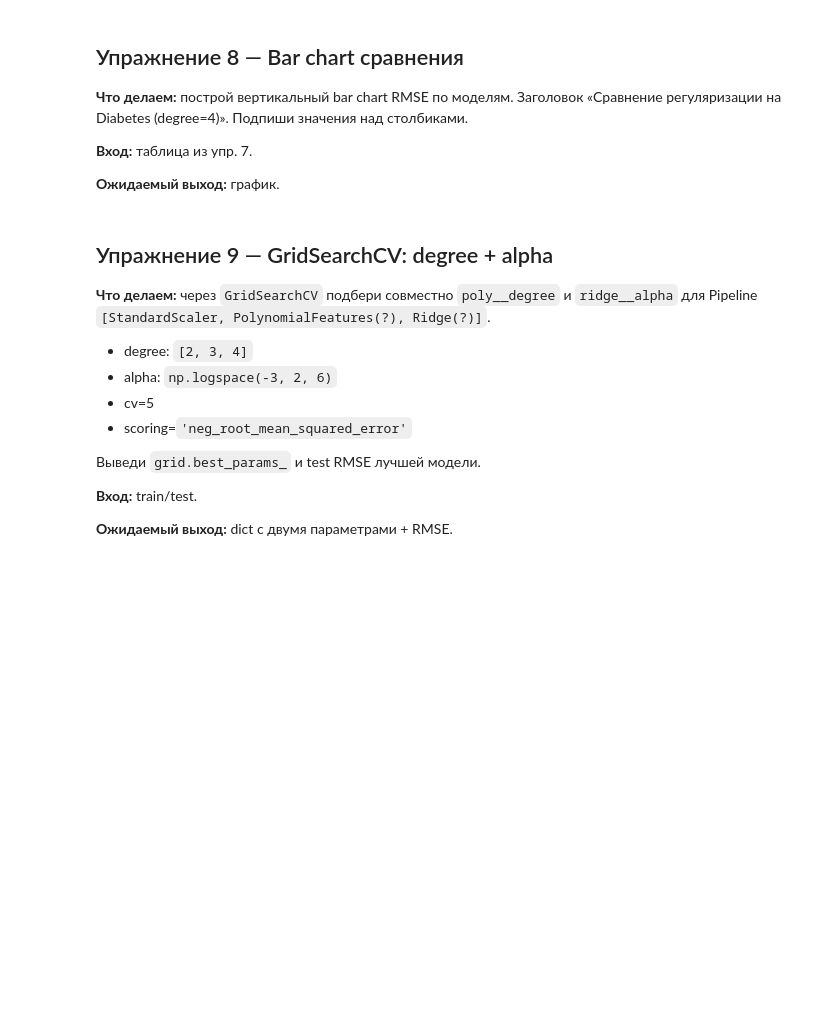
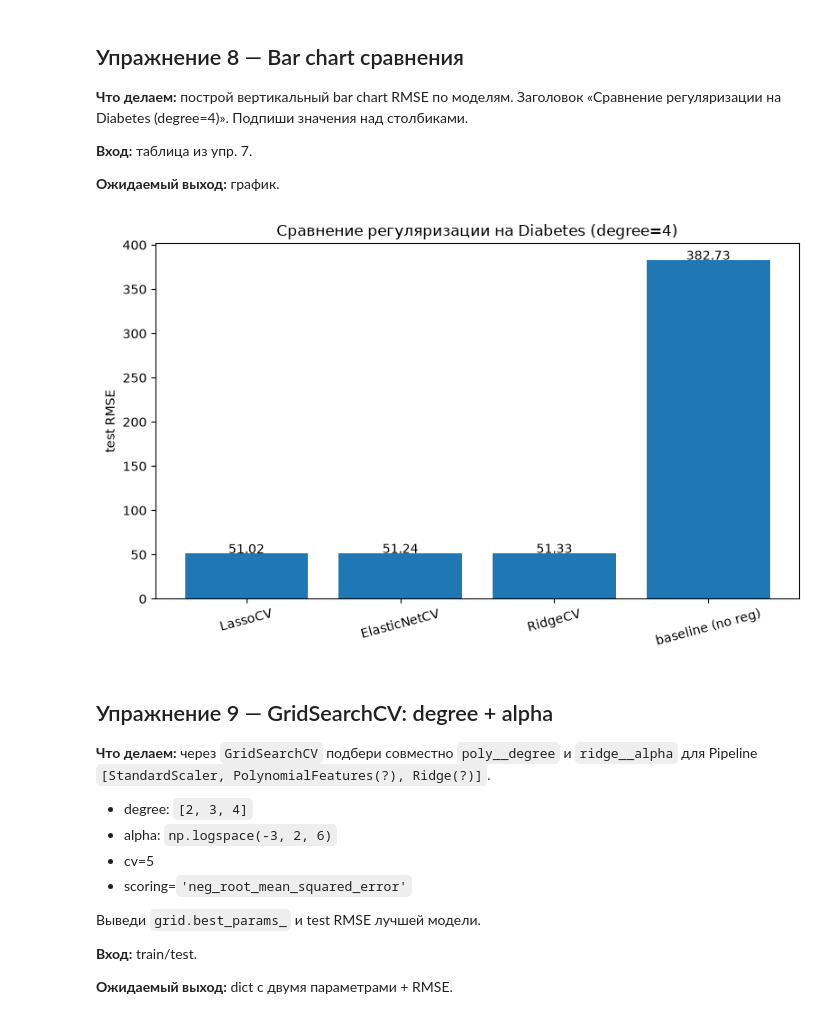
Before and after one commit to kokontsev/mentoring-course, a Jupyter notebook: week_07/03_regularization_practice.ipynb, the cells around one changed output. Saved outputs shown, nothing was run; the diff lists cells and outputs as text; code cells hidden in the pictures; blank space fills up the shorter version.

```diff
--- a/week_07/03_regularization_practice.ipynb
+++ b/week_07/03_regularization_practice.ipynb
@@ -92,0 +139,10 @@ print(f'train: {X_train.shape}, test: {X_test.shape}')
+# %%
+pipe_rcv = Pipeline([
+    ('scaler', StandardScaler()),
+    ('poly',   PolynomialFeatures(2, include_bias=False)),
+    ('ridge',  RidgeCV(alphas=np.logspace(-5, 5, 30))),
+])
+pipe_rcv.fit(X_train, y_train)
+rmse_rcv = np.sqrt(mean_squared_error(y_test, pipe_rcv.predict(X_test)))
+print(f'best alpha: {pipe_rcv.named_steps["ridge"].alpha_:.4f}')
+print(f'test RMSE:  {rmse_rcv:.3f}')
@@ -112,0 +185,12 @@ print(f'train: {X_train.shape}, test: {X_test.shape}')
+# %%
+pipe_encv = Pipeline([
+    ('scaler', StandardScaler()),
+    ('poly',   PolynomialFeatures(2, include_bias=False)),
+    ('en',     ElasticNetCV(l1_ratio=[0.1, 0.5, 0.9], alphas=np.logspace(-3, 2, 30), cv=5, max_iter=20000, n_jobs=-1)),
+])
+pipe_encv.fit(X_train, y_train)
+rmse_encv = np.sqrt(mean_squared_error(y_test, pipe_encv.predict(X_test)))
+en = pipe_encv.named_steps['en']
+print(f'best alpha:    {en.alpha_:.4f}')
+print(f'best l1_ratio: {en.l1_ratio_}')
+print(f'test RMSE:     {rmse_encv:.3f}')
@@ -128,0 +215,10 @@ print(f'train: {X_train.shape}, test: {X_test.shape}')
+# %%
+rmse_overfit = np.sqrt(mean_squared_error(y_test, pipe_overfit.predict(X_test)))
+table = pd.DataFrame([
+    ('baseline (no reg)', rmse_overfit),
+    ('RidgeCV',           rmse_rcv),
+    ('LassoCV',           rmse_lcv),
+    ('ElasticNetCV',      rmse_encv),
+], columns=['model', 'test_rmse'])
+table['test_rmse'] = table['test_rmse'].round(3)
+table.sort_values('test_rmse')
@@ -139,3 +239,16 @@ print(f'train: {X_train.shape}, test: {X_test.shape}')
+# %%
+tab = table.sort_values('test_rmse')
+fig, ax = plt.subplots(figsize=(8, 5))
+bars = ax.bar(tab['model'], tab['test_rmse'])
+for bar, val in zip(bars, tab['test_rmse']):
+    ax.text(bar.get_x() + bar.get_width() / 2, val + 0.5, f'{val:.2f}', ha='center')
+ax.set_title('Сравнение регуляризации на Diabetes (degree=4)')
+ax.set_ylabel('test RMSE')
+plt.xticks(rotation=15)
+plt.tight_layout()
+plt.show()
+# %% [output]
+[figure, added]
 # %% [markdown]
 ## Упражнение 9 — GridSearchCV: degree + alpha
 
```
Also changed, not shown: parts of 20 cells of this notebook.
